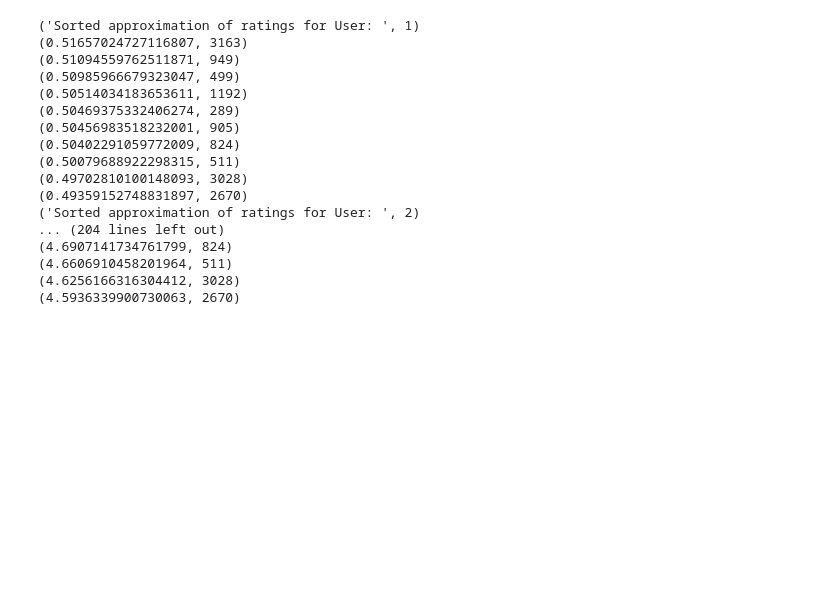
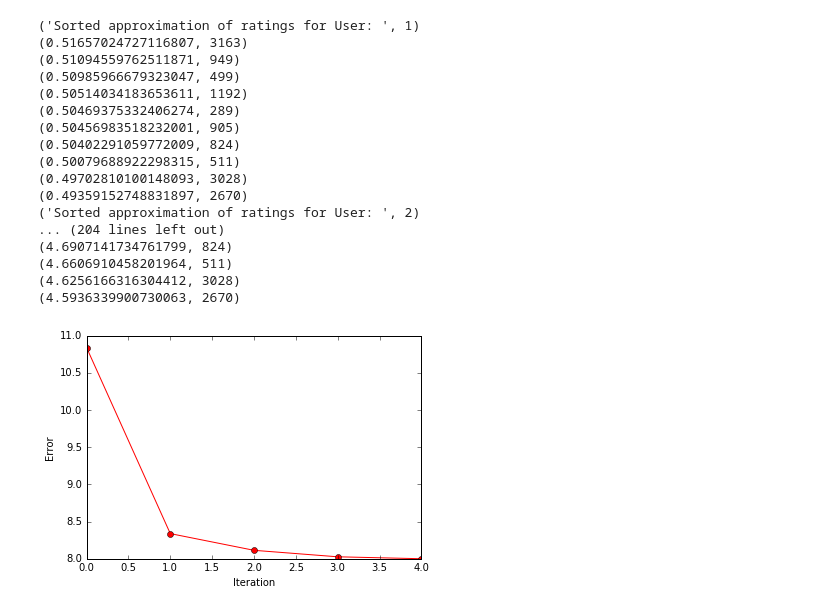
Before and after one commit to TalatCikikci/SWE546_Assignment4, a Jupyter notebook: SWE546_Assignment_4_Talat.ipynb, the cells around one changed output. Saved outputs shown, nothing was run; the diff lists cells and outputs as text; code cells hidden in the pictures; blank space fills up the shorter version.

Commit message:
Added sample size 2 example

```diff
--- a/SWE546_Assignment_4_Talat.ipynb
+++ b/SWE546_Assignment_4_Talat.ipynb
@@ -160,3 +160,55 @@ for j in range(20):
 (4.6606910458201964, 511)
 (4.6256166316304412, 3028)
 (4.5936339900730063, 2670)
+# %%
+# For sample size > 1
+
+sampleSize = 2
+
+# Randomized matrices with dimensions of #ofUser:1 and 1:#ofMovies
+A = np.mat(np.random.rand(maxUsers+1, sampleSize))
+B = np.mat(np.random.rand(sampleSize, maxMovies+1))
+
+# Mask matrix that has "1" for an existing value and "0" for a nonexisting value.
+M = np.zeros((maxUsers+1, maxMovies+1))
+# Y matrix contains the actual rating values for existing user-movie rating pairs.
+Y = np.zeros((maxUsers+1, maxMovies+1))
+
+for i in range(Ysize):
+    M[Ys[i,0], Ys[i,1]] = 1
+    Y[Ys[i,0], Ys[i,1]] = Ys[i, 2]
+# %%
+Eta = 0.1
+eta = Eta
+subsetSize = 10000
+
+errorArr = []
+
+for i in range(EPOCH):
+
+    # Get error
+    E = np.multiply(M, np.subtract(Y, A*B))
+    Err = np.sum(np.square(E)) / np.sum(M)
+    errorArr.append(Err)
+
+    for k in range(subsetSize):
+
+        u = Ys[k,0]
+        m = Ys[k,1]
+
+        # Find error
+        err = Ys[k,2] - (A[u,:] * B[:,m])
+
+        # Compansate for error
+        temp_A = A[u,:] + (eta * err[0,0] * B[:,m].T)
+        B[:,m]   = B[:,m] + (eta * err[0,0] * A[u,:].T)
+        A[u,:]   = temp_A
+
+    eta = Eta * 1./(i+1)
+
+plt.plot(list(range(EPOCH)), errorArr, 'ro-')
+plt.xlabel("Iteration")
+plt.ylabel("Error")
+plt.show()
+# %% [output]
+[figure, added]
```
Also changed, not shown: parts of 1 cell of this notebook.
